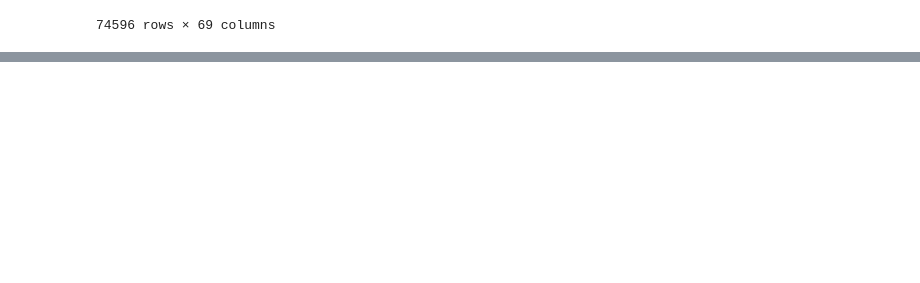
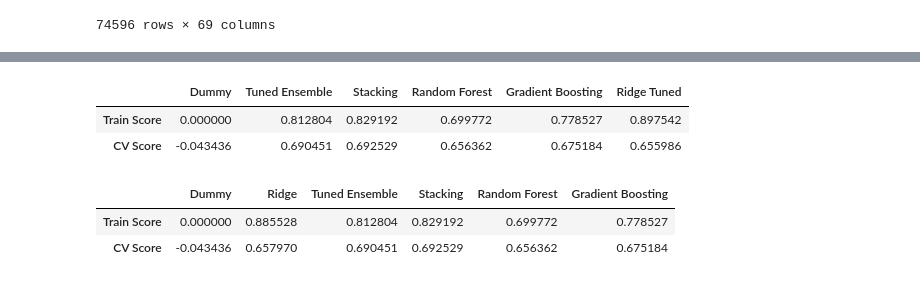
Before and after one commit to adrianlamdev/ubc-analytics, a Jupyter notebook: analysis/notebooks/main.ipynb, the cells around one changed output, grey strips where cells are left out. Cells and saved outputs as stored; diff of their text form; code cells hidden in the pictures; blank space fills up the shorter version.

```diff
--- a/analysis/notebooks/main.ipynb
+++ b/analysis/notebooks/main.ipynb
@@ -448,0 +553,33 @@ array([66.89716875])
+# %%
+# Ridge with tuned hyperparameters
+rg_pipe = make_pipeline(
+    preprocessor,
+    Ridge(alpha=0.6319, random_state=42)
+)
+
+rg_pipe.fit(X_train, y_train)
+
+results['Ridge Tuned'] = [rg_pipe.score(X_train, y_train), cross_val_score(rg_pipe, X_train, y_train, scoring="r2", cv=TimeSeriesSplit(n_splits=5)).mean()]
+results_df = pd.DataFrame(results, index=['Train Score', 'CV Score'])
+
+results_df.drop(columns=['Ridge'], inplace=True)
+
+display(results_df)
+# %% [output]
+|  | Dummy | Tuned Ensemble | Stacking | Random Forest | Gradient Boosting | Ridge Tuned |
+| Train Score | 0.000000 | 0.812804 | 0.829192 | 0.699772 | 0.778527 | 0.897542 |
+| CV Score | -0.043436 | 0.690451 | 0.692529 | 0.656362 | 0.675184 | 0.655986 |
+# %%
+# Random Forest with tuned hyperparameters
+rf_pipe = make_pipeline(
+    preprocessor,
+    RandomForestRegressor(random_state=42, max_depth=7, n_estimators=199)
+)
+
+rf_pipe.fit(X_train, y_train)
+
+results['Random Forest'] = [rf_pipe.score(X_train, y_train), cross_val_score(rf_pipe, X_train, y_train, scoring="r2", cv=TimeSeriesSplit(n_splits=5)).mean()]
+# %% [output]
+|  | Dummy | Ridge | Tuned Ensemble | Stacking | Random Forest | Gradient Boosting |
+| Train Score | 0.000000 | 0.885528 | 0.812804 | 0.829192 | 0.699772 | 0.778527 |
+| CV Score | -0.043436 | 0.657970 | 0.690451 | 0.692529 | 0.656362 | 0.675184 |
```
Also changed, not shown: parts of 17 cells of this notebook.
